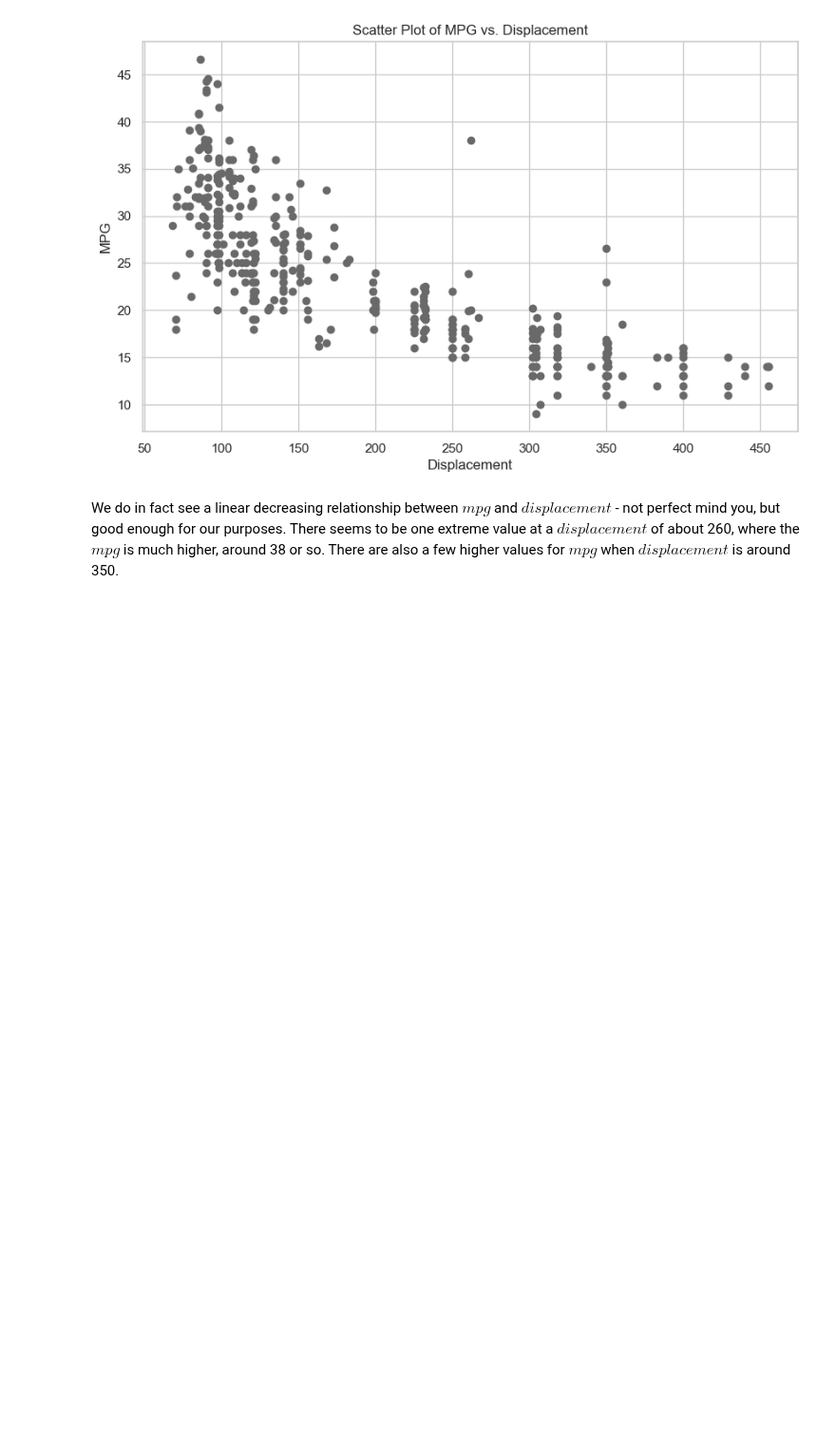
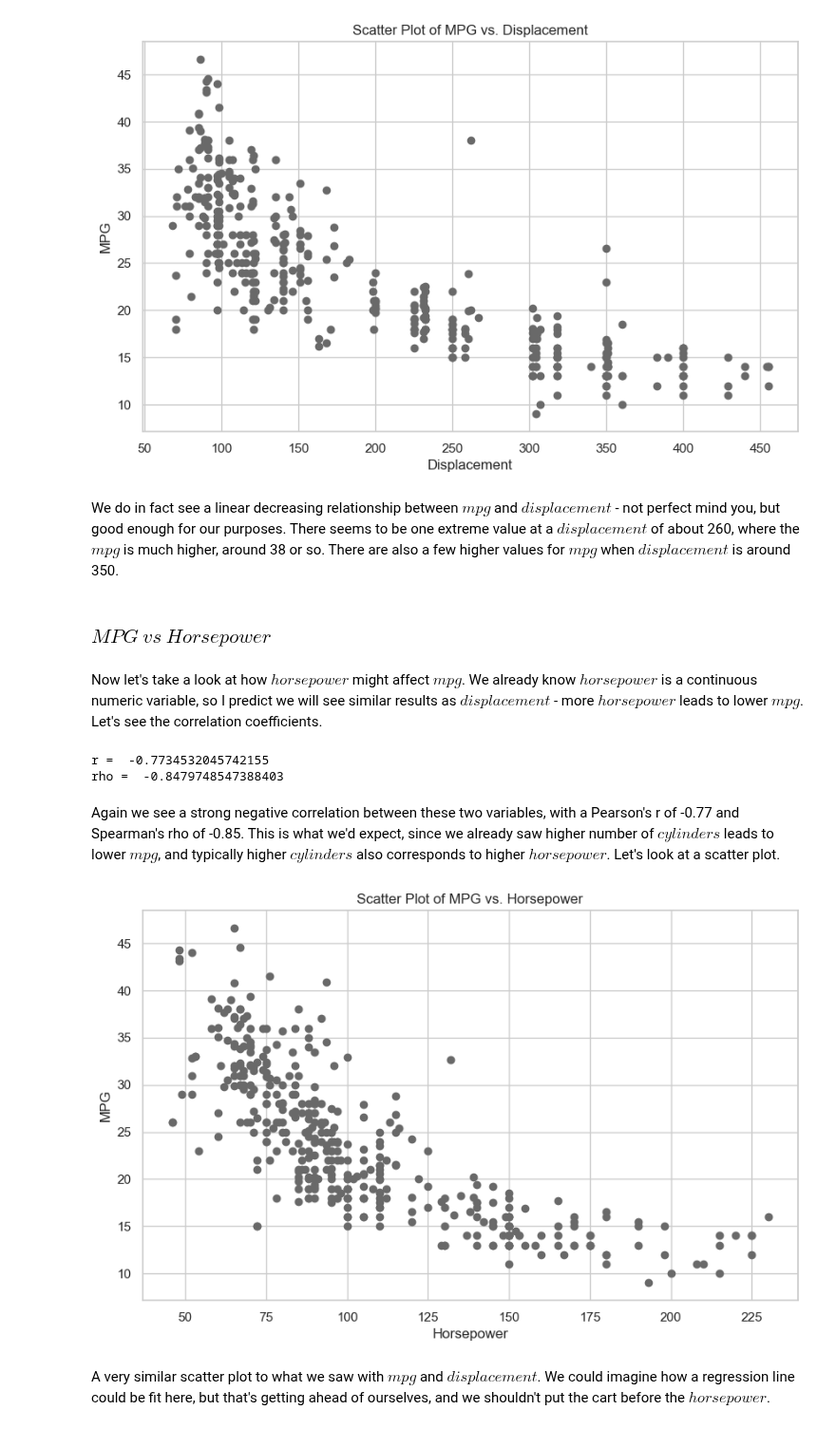
Before and after one commit to ansaridan/jhu-data-engineering-team-5, a Jupyter notebook: Problem_Set_5_1/51_b.ipynb, the cells around one changed output. Shown at 95% size. Cells and saved outputs as stored; diff of their text form; code cells hidden in the pictures; blank space fills up the shorter version.

```diff
--- a/Problem_Set_5_1/51_b.ipynb
+++ b/Problem_Set_5_1/51_b.ipynb
@@ -204,3 +204,31 @@ plt.close()
 [figure]
 # %% [markdown]
 We do in fact see a linear decreasing relationship between $mpg$ and $displacement$ - not perfect mind you, but good enough for our purposes. There seems to be one extreme value at a $displacement$ of about 260, where the $mpg$ is much higher, around 38 or so. There are also a few higher values for $mpg$ when $displacement$ is around 350.
+# %% [markdown]
+### $MPG \ vs \ Horsepower$
+# %% [markdown]
+Now let's take a look at how $horsepower$ might affect $mpg$. We already know $horsepower$ is a continuous numeric variable, so I predict we will see similar results as $displacement$ - more $horsepower$ leads to lower $mpg$. Let's see the correlation coefficients.
+# %%
+print('r = ', stats.pearsonr(data['horsepower'], data['mpg'])[0])
+print('rho = ', stats.spearmanr(data['horsepower'], data['mpg'])[0])
+# %% [output]
+r =  -0.7734532045742155
+rho =  -0.8479748547388403
+# %% [markdown]
+Again we see a strong negative correlation between these two variables, with a Pearson's r of -0.77 and Spearman's rho of -0.85. This is what we'd expect, since we already saw higher number of $cylinders$ leads to lower $mpg$, and typically higher $cylinders$ also corresponds to higher $horsepower$. Let's look at a scatter plot.
+# %%
+figure = plt.figure(figsize=(10, 6))
+
+axes = figure.add_subplot(1, 1, 1)
+axes.scatter(data['horsepower'], data['mpg'], color='dimgray')
+
+axes.set_ylabel('MPG')
+axes.set_xlabel('Horsepower')
+axes.set_title("Scatter Plot of MPG vs. Horsepower")
+
+plt.show()
+plt.close()
+# %% [output]
+[figure, added]
+# %% [markdown]
+A very similar scatter plot to what we saw with $mpg$ and $displacement$. We could imagine how a regression line could be fit here, but that's getting ahead of ourselves, and we shouldn't put the cart before the $horsepower$.
```
Also changed, not shown: parts of 14 cells of this notebook, 2 other files.
